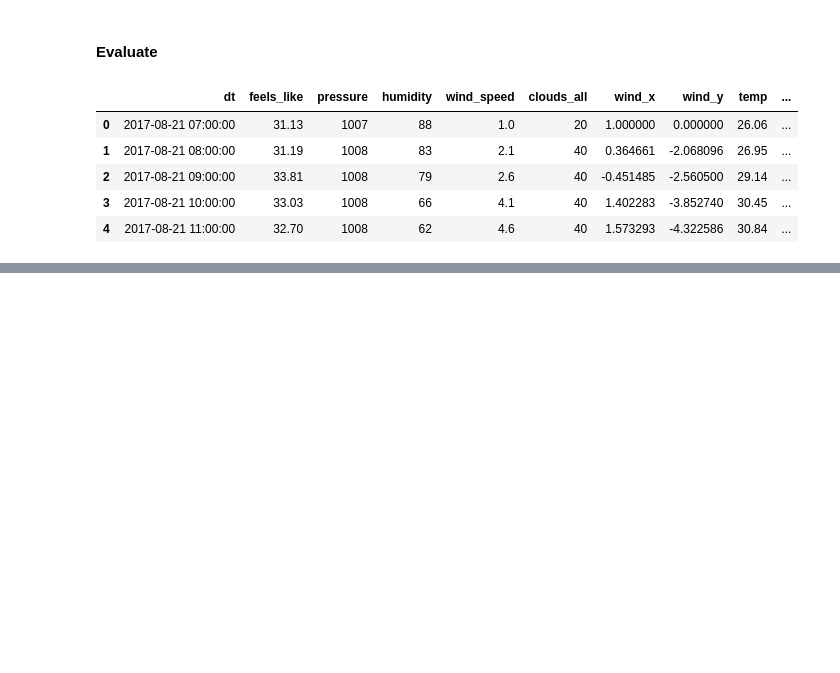
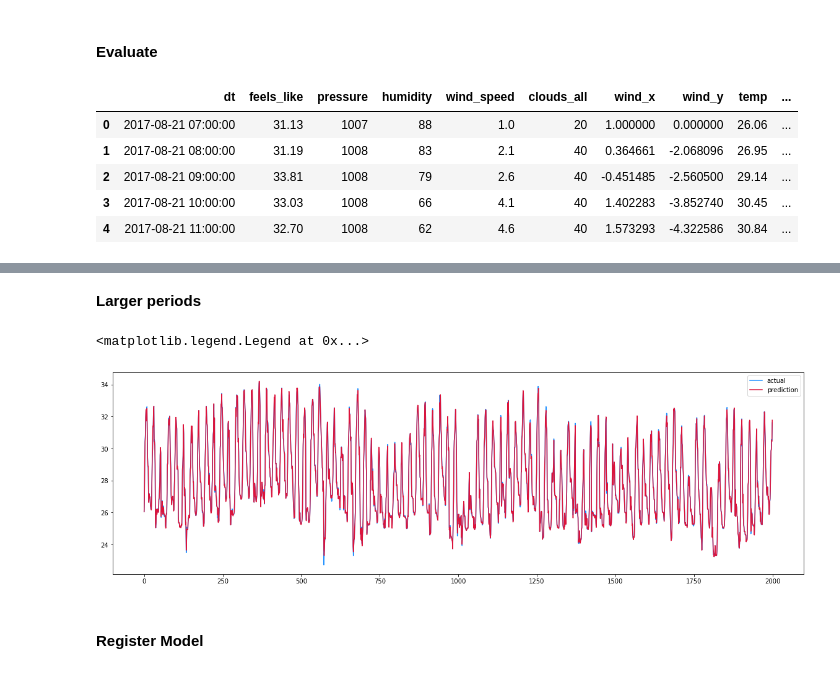
Before and after one commit to anhtien228/azure_weather_forecaster, a Jupyter notebook: notebooks/weather_forecasting_azureml.ipynb, the cells around one changed output, grey strips where cells are left out. Cells and saved outputs as stored; diff of their text form; code cells hidden in the pictures; blank space fills up the shorter version.

```diff
--- a/notebooks/weather_forecasting_azureml.ipynb
+++ b/notebooks/weather_forecasting_azureml.ipynb
@@ -346,2 +367,14 @@ normalized_median_absolute_error: 0.065
+# %% [markdown]
+**Larger periods**
+# %%
+plt.figure(figsize=(20,6))
+fc_df['temp'][:2000].plot(label='actual', color='dodgerblue', linewidth=1.5)
+fc_df['predicted'][:2000].plot(label='prediction', color='crimson', linewidth=1.5)
+plt.legend()
+# %% [output]
+<matplotlib.legend.Legend at 0x...>
+[figure, added]
+# %% [markdown]
+#### **Register Model**
 # %%
 description = "AutoML Weather Forecaster"
```
Also changed, not shown: parts of 25 cells of this notebook, 9 other files.
